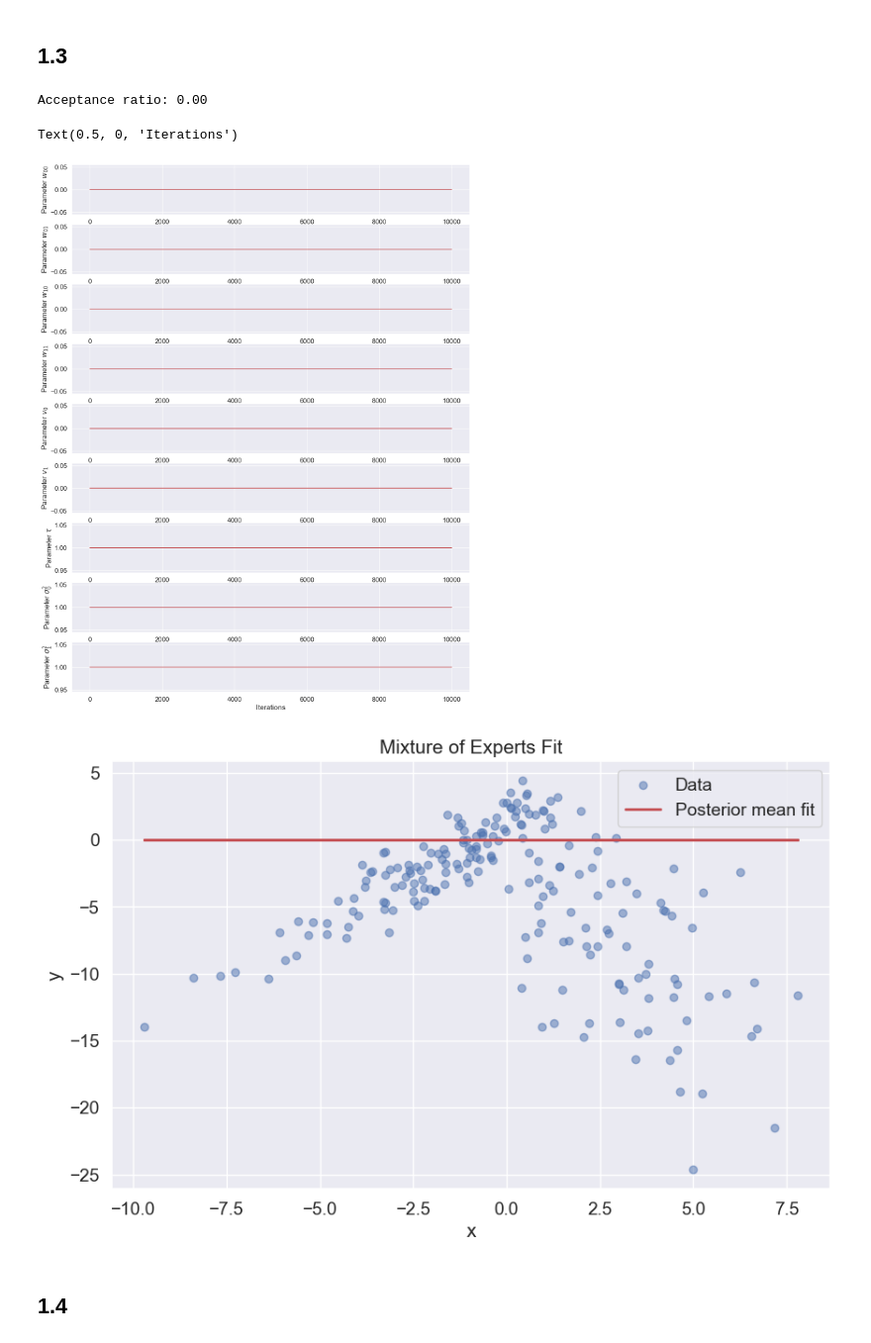
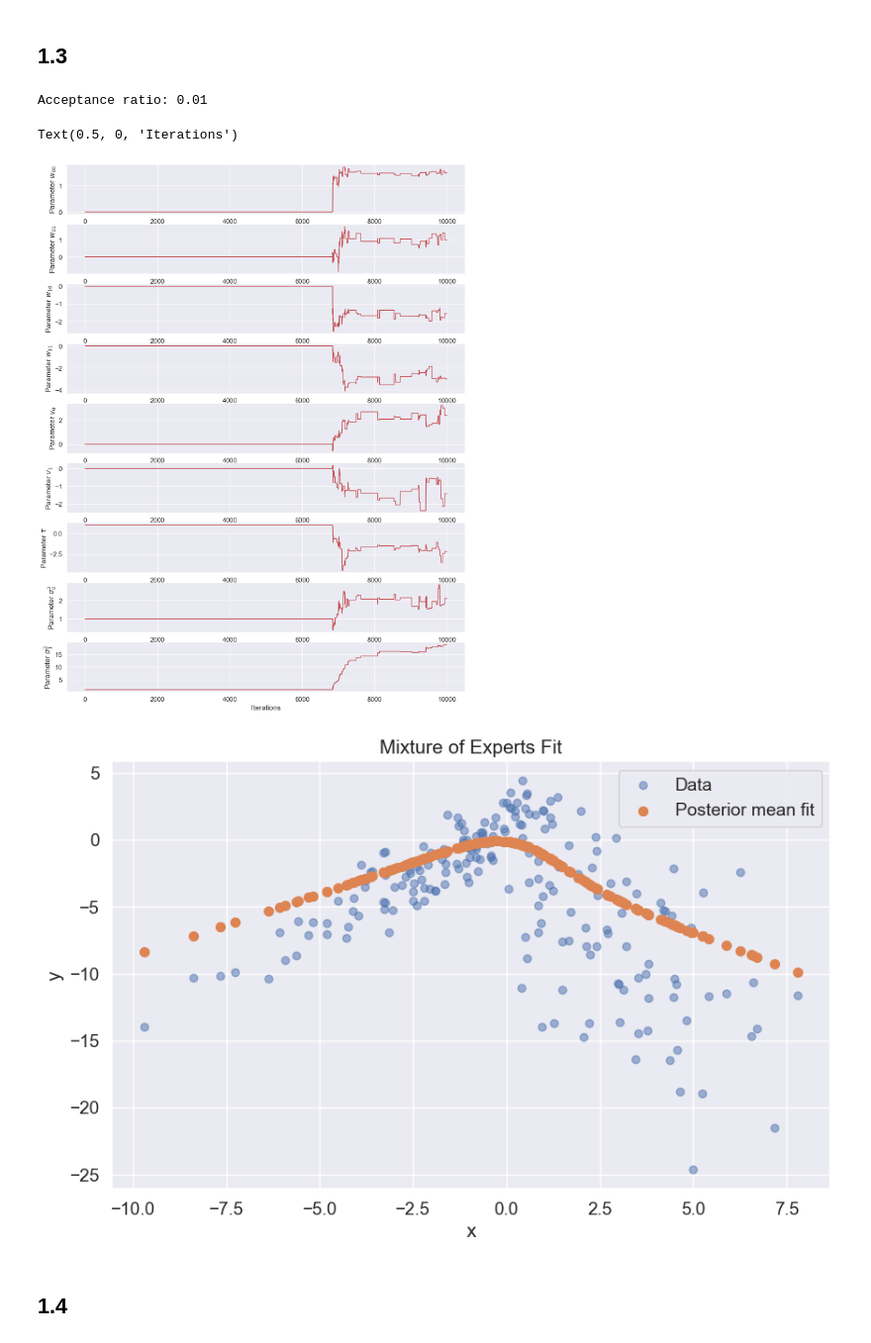
Before and after one commit to bellaVbsVbee/BayesianML, a Jupyter notebook: assignment3.ipynb, the cells around one changed output. Shown at 99% size. Saved outputs shown, nothing was run; the diff lists cells and outputs as text; code cells hidden in the pictures.

```diff
--- a/assignment3.ipynb
+++ b/assignment3.ipynb
@@ -159,7 +162,7 @@ def metropolis(log_target, num_params, tau, num_iter, theta_init=None, seed=0):
     assert thetas.shape == (num_iter+1, num_params), f'The shape of thetas was expected to be ({num_iter+1}, {num_params}), but the actual shape was {thetas.shape}. Please check your code.'
     return thetas
 # %%
-num_iter = 20000
+num_iter = 10000
 warm_up = int(0.5*num_iter)
 theta_init = np.array([0., 0.,    # w0
                         0., 0.,    # w1
@@ -169,12 +172,9 @@ theta_init = np.array([0., 0.,    # w0
                         1.])       # sig12 (variance, must be > 0)
 num_params = len(theta_init)
 
-thetas = metropolis(log_joint, num_params, 0.3, num_iter=num_iter, theta_init=theta_init)
-
-# get rid of warm-up samples
-thetas = thetas[warm_up:, :]
+thetas = metropolis(log_joint, num_params, 0.4, num_iter=num_iter, theta_init=theta_init)
 # %% [output]
-Acceptance ratio: 0.00
+Acceptance ratio: 0.01
 # %%
 name_params = ['$w_{00}$', '$w_{01}$', '$w_{10}$', '$w_{11}$', '$v_0$', '$v_1$', '$\\tau$', '$\\sigma^2_0$', '$\\sigma^2_1$']
 fig, axes = plt.subplots(num_params, 1, figsize=(15, 20))
@@ -185,4 +185,4 @@ for i in range(num_params):
 axes[-1].set_xlabel('Iterations')
 # %% [output]
 Text(0.5, 0, 'Iterations')
-[figure, old version]
+[figure, new version]
@@ -189,34 +192,34 @@ Text(0.5, 0, 'Iterations')
 # %%
 # Compute posterior means
 w0s = thetas[:, :2]
 w1s = thetas[:, 2:4]
 vs = thetas[:, 4:6]
 taus = thetas[:, 6]
 sig02s = thetas[:, 7]
 sig12s = thetas[:, 8]
 
 w0_mean = jnp.mean(w0s,axis=0)
 w1_mean = jnp.mean(w1s,axis=0)
 v_mean = jnp.mean(vs,axis=0)
 tau_mean = jnp.mean(taus)
 sig02_mean = jnp.mean(sig02s)
 sig12_mean = jnp.mean(sig12s)
 
 # Make predictions with posterior means
 pi = sigmoid(v_mean @ xt.T)  # gating probabilities
 y_pred = (1 - pi) * (w0_mean @ xt.T) + pi * (w1_mean @ xt.T)
 
 # Plot
 plt.figure(figsize=(10, 6))
 plt.scatter(x, y, alpha=0.5, label='Data')
-plt.plot(x, y_pred, 'r-', linewidth=2, label='Posterior mean fit')
+plt.scatter(x, y_pred, linewidth=2, label='Posterior mean fit')
 plt.xlabel('x')
 plt.ylabel('y')
 plt.legend()
 plt.title('Mixture of Experts Fit')
 plt.show()
 # %% [output]
-[figure, old version]
+[figure, new version]
 # %% [markdown]
 ## 1.4
 # %%
```
Also changed, not shown: parts of 3 cells of this notebook.
